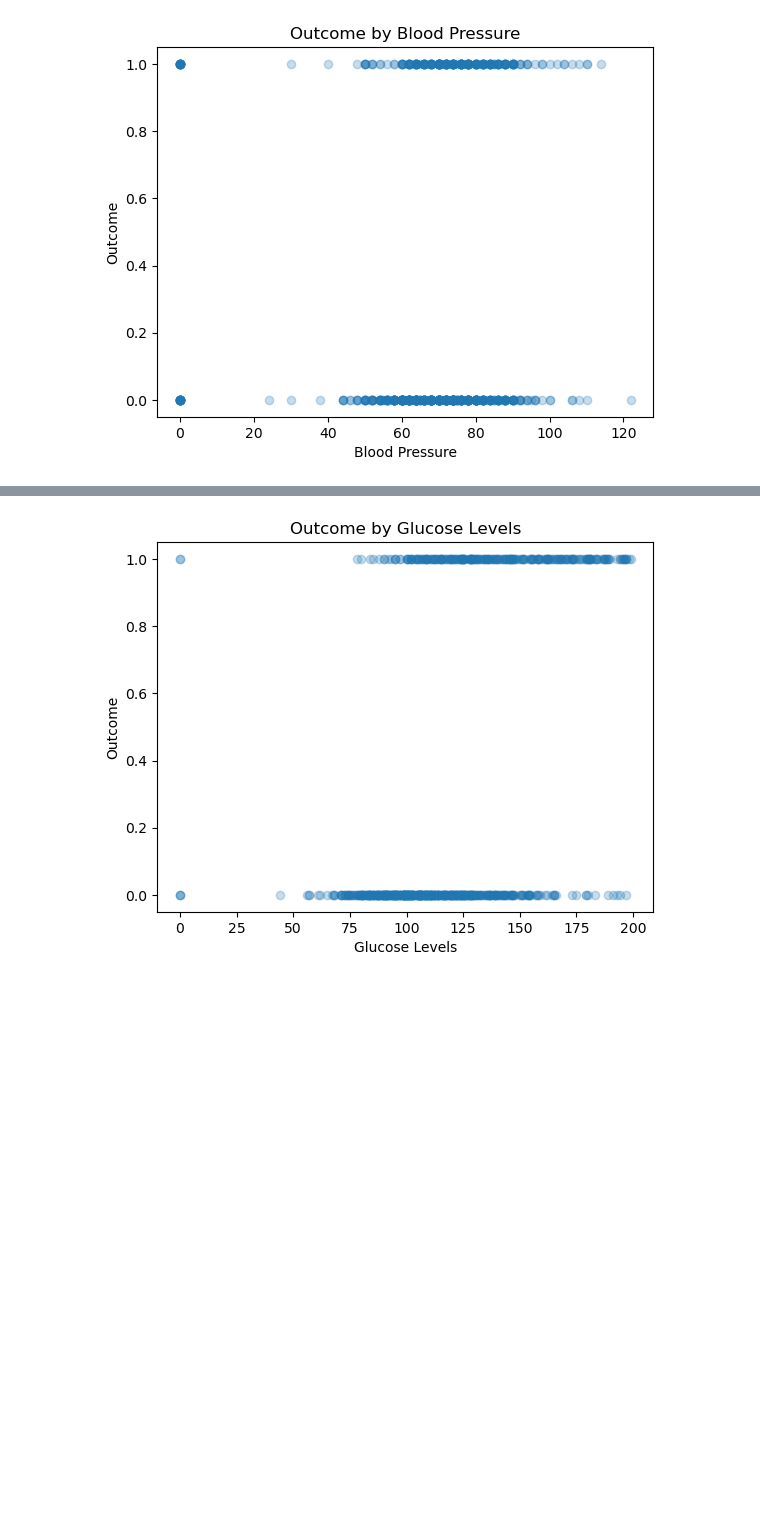
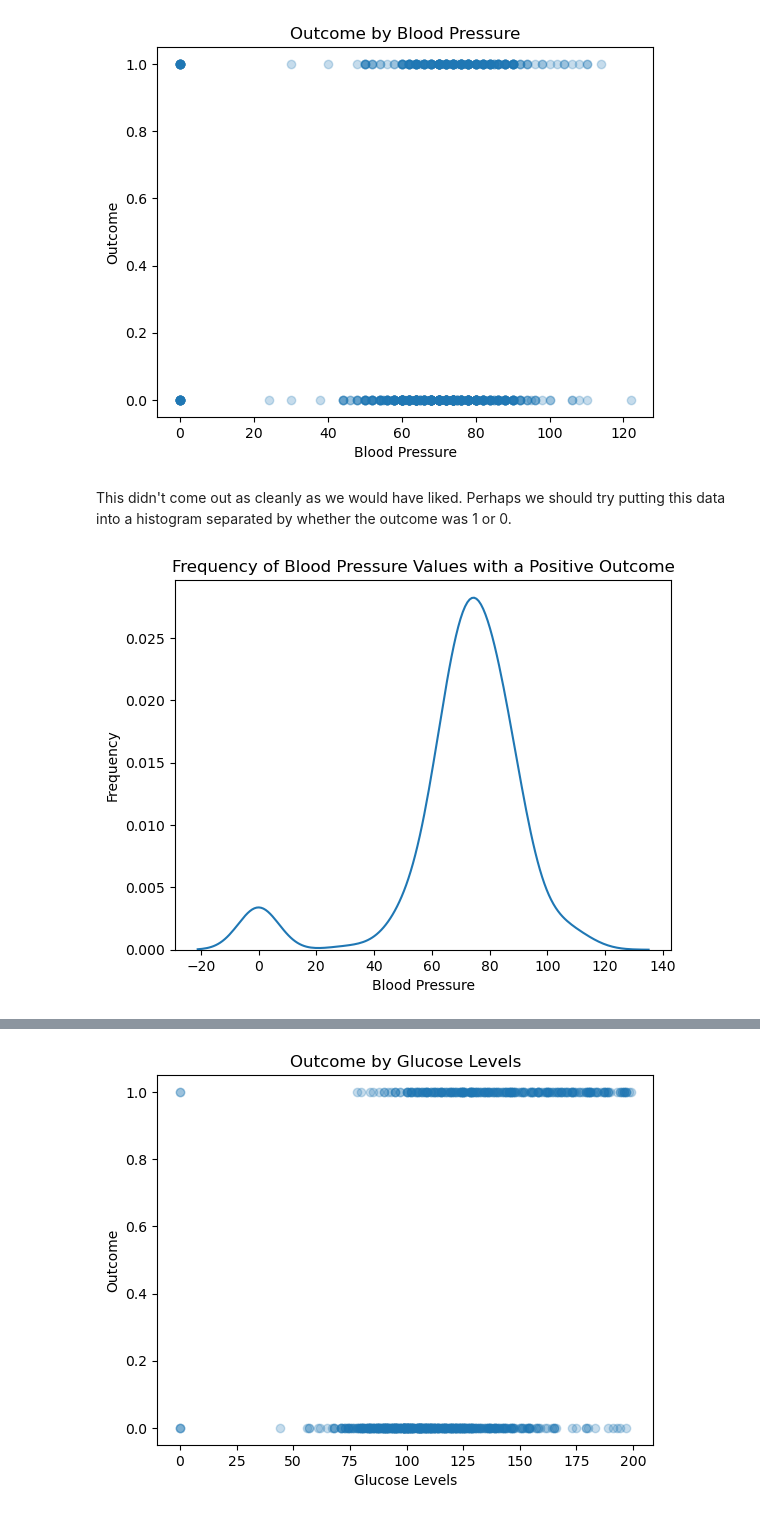
Before and after one commit to cmcghee152/Coolest-ML-Final, a Jupyter notebook: ML_Final2.ipynb, the cells around one changed output, grey strips where cells are left out. Saved outputs shown, nothing was run; the diff lists cells and outputs as text; code cells hidden in the pictures; blank space fills up the shorter version.

Commit message:
update data

```diff
--- a/ML_Final2.ipynb
+++ b/ML_Final2.ipynb
@@ -108,3 +114,19 @@ plt.ylabel('Outcome')
 plt.show()
 # %% [output]
 [figure]
+# %% [markdown]
+This didn't come out as cleanly as we would have liked. Perhaps we should try putting this data into a histogram separated by whether the outcome was 1 or 0.
+# %%
+outcome_positive = df.loc[df['Outcome'] == 1]
+outcome_negative = df.loc[df['Outcome'] == 0]
+
+density = sns.kdeplot(outcome_positive['BloodPressure'])
+
+plt.title('Frequency of Blood Pressure Values with a Positive Outcome')
+
+plt.xlabel('Blood Pressure')
+plt.ylabel('Frequency')
+
+plt.show()
+# %% [output]
+[figure, added]
```
Also changed, not shown: parts of 23 cells of this notebook.
